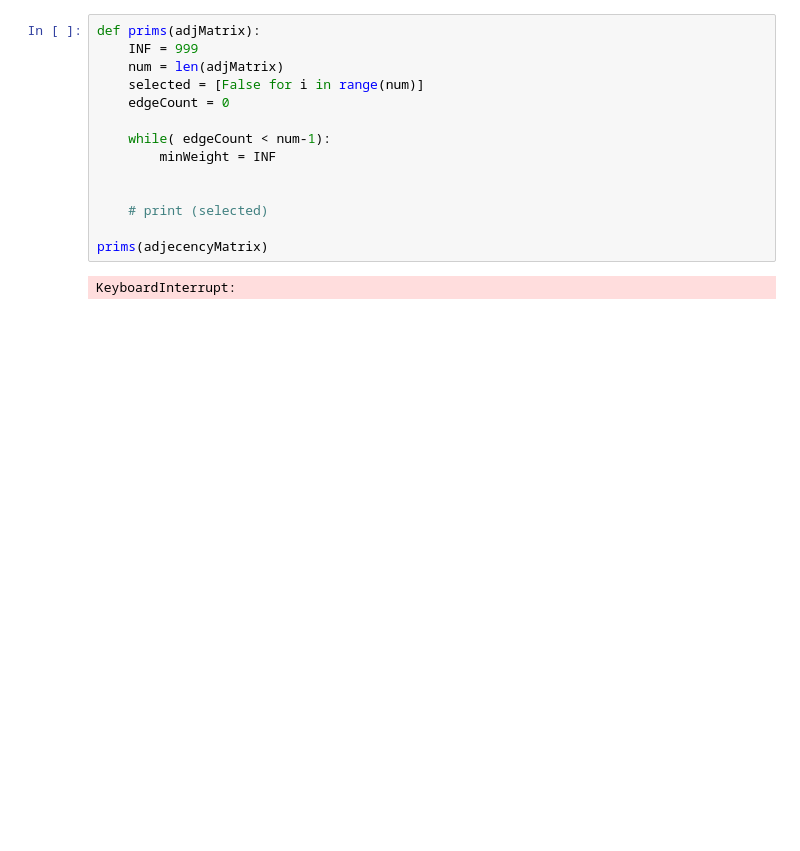
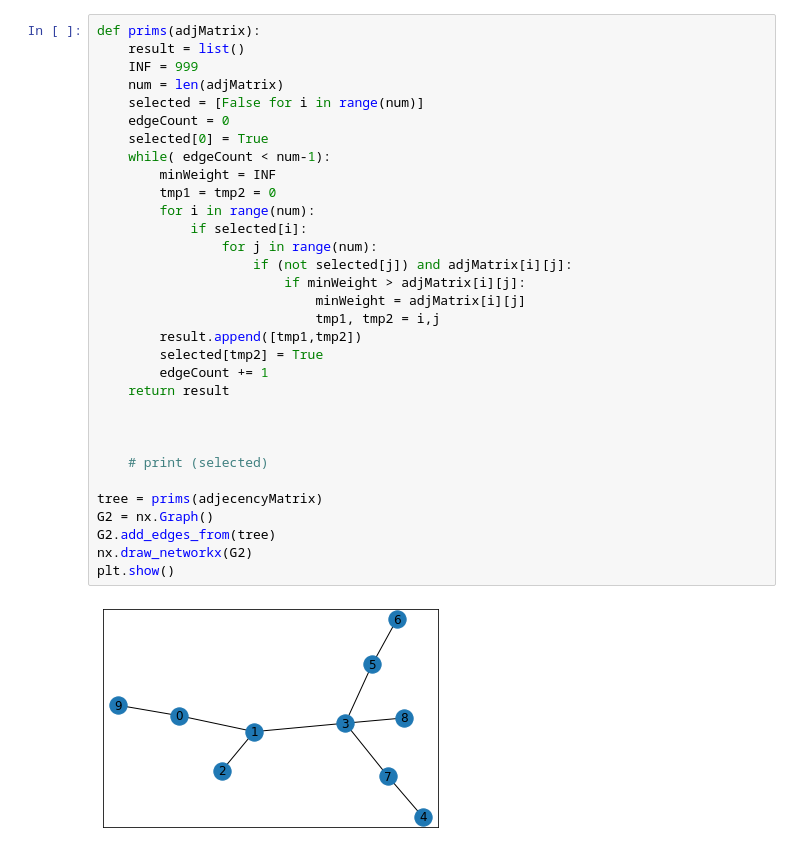
Before and after one commit to andika-eka/Prim-s-Algorithm, a Jupyter notebook: prims.ipynb, the cells around one changed output. Cells and saved outputs as stored; diff of their text form; blank space fills up the shorter version.

```diff
--- a/prims.ipynb
+++ b/prims.ipynb
@@ -39,16 +52,34 @@ visualizeGraph(adjecencyMatrix)
 # %%
 def prims(adjMatrix):
+    result = list()
     INF = 999
     num = len(adjMatrix)
     selected = [False for i in range(num)]
     edgeCount = 0
-
+    selected[0] = True
     while( edgeCount < num-1):
         minWeight = INF
+        tmp1 = tmp2 = 0
+        for i in range(num):
+            if selected[i]:
+                for j in range(num):
+                    if (not selected[j]) and adjMatrix[i][j]:
+                        if minWeight > adjMatrix[i][j]:
+                            minWeight = adjMatrix[i][j]
+                            tmp1, tmp2 = i,j
+        result.append([tmp1,tmp2])
+        selected[tmp2] = True
+        edgeCount += 1
+    return result
+
 
 
     # print (selected)
 
-prims(adjecencyMatrix)
+tree = prims(adjecencyMatrix)
+G2 = nx.Graph()
+G2.add_edges_from(tree)
+nx.draw_networkx(G2)
+plt.show()
 # %% [output]
-KeyboardInterrupt:
+[figure, added]
```
Also changed, not shown: parts of 2 cells of this notebook.
